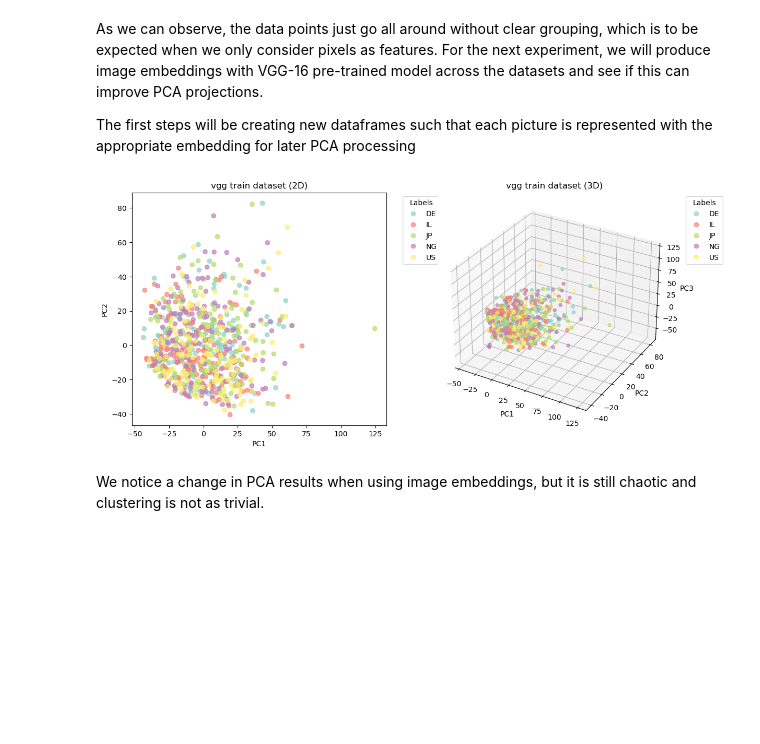
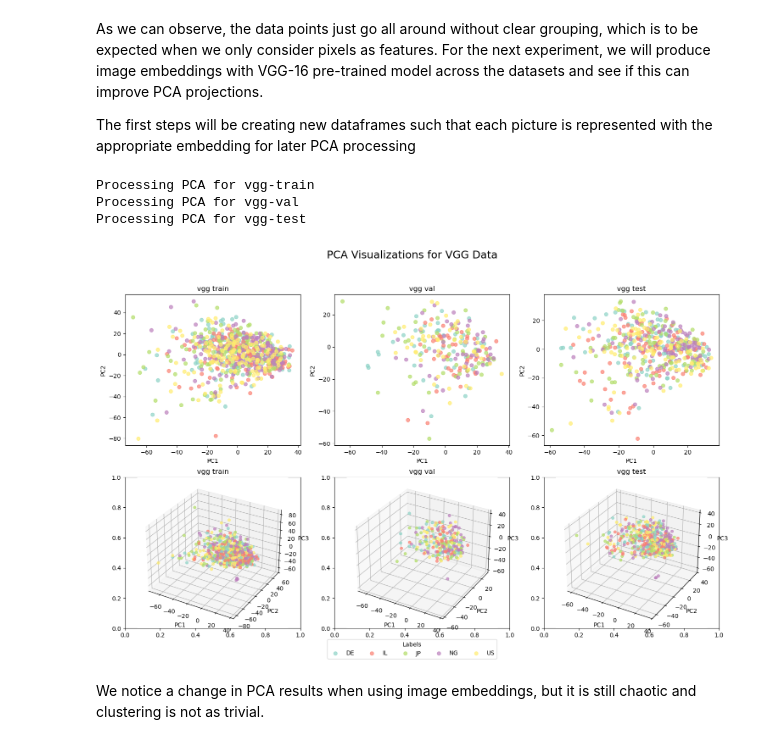
Before and after one commit to Ely6899/ML_final_project, a Jupyter notebook: project_notebook.ipynb, the cells around one changed output. Cells and saved outputs as stored; diff of their text form; code cells hidden in the pictures; blank space fills up the shorter version.

```diff
--- a/project_notebook.ipynb
+++ b/project_notebook.ipynb
@@ -55,6 +55,9 @@ VGG(
     (6): Linear(in_features=4096, out_features=1000, bias=True)
   )
 )
+# %%
+# Copy the model without the final classifier layer
+vgg_embedding_model = torch.nn.Sequential(*list(vgg_16_model.children())[:-1]).to(dl_device)
 # %%
 def alpha2_to_name(code):
     try:
@@ -350,5 +427,10 @@ class HuggingfaceCountryDataset(Dataset):
             img = self.transform(img)
         return img, label
 # %%
-torch_dataset_train = HuggingfaceCountryDataset(dataset_train_filtered, transform=img_transform)
-train_loader = DataLoader(torch_dataset_train, batch_size=32, shuffle=False)
+# Those loaders can be used for future DL models used with Pytorch :)
+filtered_ds_loaders = []
+
+for dataset_filtered in datasets_filtered:
+    torch_dataset = HuggingfaceCountryDataset(dataset_filtered, transform=img_transform)
+    torch_loader = DataLoader(torch_dataset, batch_size=32, shuffle=False)
+    filtered_ds_loaders.append(torch_loader)
@@ -379,25 +459,39 @@ vgg_labels = df_vgg_embeddings['label']
-# %%
-# Group 2D and 3D pairs by dataset
-datasets_vgg = [
-    (X_vgg_train_pca2, X_vgg_train_pca3, vgg_labels, "vgg train dataset"),
-]
-
-n_rows = len(datasets)
-fig = plt.figure(figsize=(12, 5 * n_rows))
-
-for i, (X2d, X3d, y, title) in enumerate(datasets_vgg):
-    # 2D subplot
-    ax2d = fig.add_subplot(n_rows, 2, i * 2 + 1)
-    plot_pca_subplot(X2d, y, ax=ax2d, n_components=2, title=f"{title} (2D)")
-
-    # 3D subplot
-    ax3d = fig.add_subplot(n_rows, 2, i * 2 + 2, projection='3d')
-    plot_pca_subplot(X3d, y, ax=ax3d, n_components=3, title=f"{title} (3D)")
-
-plt.tight_layout()
-plt.show()
-# %% [output]
-[figure, removed]
+# %%
+X_y_matrices_vgg = tuple((vgg_df.iloc[:, :-1].to_numpy(), vgg_df.iloc[:, -1].to_numpy()) for vgg_df in vgg_data_frames)
+
+X_train_vgg, y_train_vgg = X_y_matrices_vgg[0]
+X_validation_vgg, y_validation_vgg = X_y_matrices_vgg[1]
+X_test_vgg, y_test_vgg = X_y_matrices_vgg[2]
+# %%
+vgg_scaler = StandardScaler()
+pca_2d, pca_3d = PCA(n_components=2), PCA(n_components=3)
+splits = ("train", "val", "test")
+
+
+vgg_pca_datasets = []
+
+for split, (X_vgg, y_vgg) in zip(splits, X_y_matrices_vgg):
+    print(f"Processing PCA for vgg-{split}")
+    if split == "train":
+        X_vgg_scaled = vgg_scaler.fit_transform(X_vgg)
+        X_vgg_scaled_pca2 = pca_2d.fit_transform(X_vgg_scaled)
+        X_vgg_scaled_pca3 = pca_3d.fit_transform(X_vgg_scaled)
+    else:
+        X_vgg_scaled = vgg_scaler.transform(X_vgg)
+        X_vgg_scaled_pca2 = pca_2d.transform(X_vgg_scaled)
+        X_vgg_scaled_pca3 = pca_3d.transform(X_vgg_scaled)
+
+    labels_vgg = label2country(y_vgg)
+
+    vgg_pca_datasets.append((X_vgg_scaled_pca2, X_vgg_scaled_pca3, labels_vgg, f"vgg {split}"))
+# %% [output]
+Processing PCA for vgg-train
+Processing PCA for vgg-val
+Processing PCA for vgg-test
+# %%
+plot_subplots_pca(vgg_pca_datasets, sup_title="PCA Visualizations for VGG Data", file_name="VGG-PCA")
+# %% [output]
+[figure, added]
 # %% [markdown]
 We notice a change in PCA results when using image embeddings, but it is still chaotic and clustering is not as trivial.
 # %% [markdown]
```
Also changed, not shown: parts of 22 cells of this notebook.
